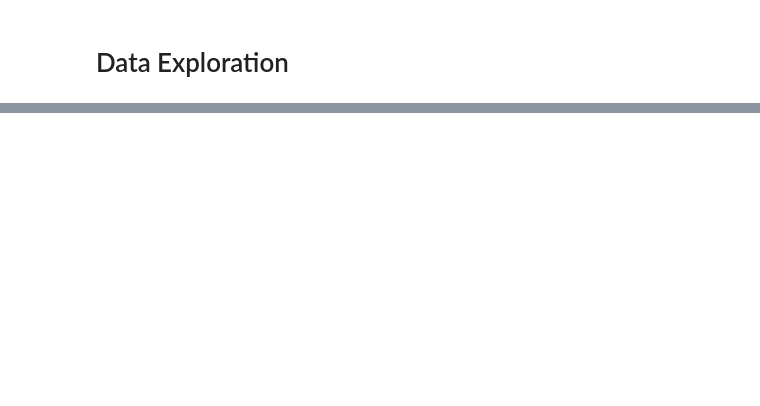
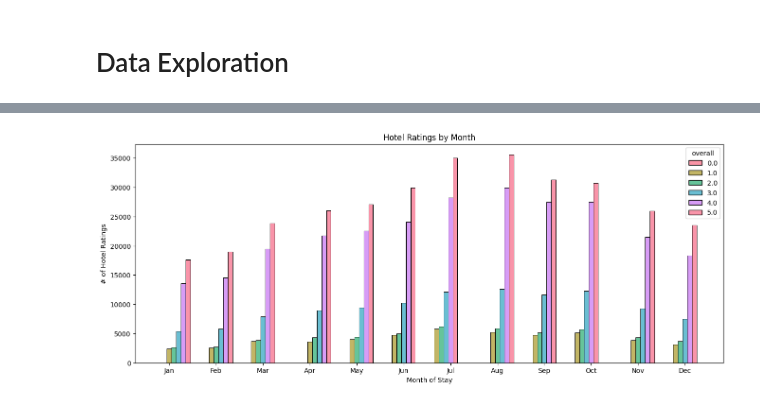
Before and after one commit to kuomat/hotel_reviews_prediction, a Jupyter notebook: main.ipynb, the cells around one changed output, grey strips where cells are left out. Saved outputs shown, nothing was run; the diff lists cells and outputs as text; code cells hidden in the pictures; blank space fills up the shorter version.

```diff
--- a/main.ipynb
+++ b/main.ipynb
@@ -238,0 +317,11 @@ reviews_df = pd.concat([reviews_df, tfidf_df], axis=1)
+# %%
+review_dates_df = ratings_df.dropna(subset=['date_stayed'])
+# define function to convert date string to datetime object
+def convert_date(date_string):
+    try:
+        return pd.to_datetime(date_string)
+    except ValueError:
+        return pd.NaT
+review_dates_df['date_stayed'] = review_dates_df['date_stayed'].apply(convert_date)
+# drop rows with NaT values
+review_dates_df = review_dates_df.dropna(subset=['date_stayed'])
@@ -238,0 +334,4 @@ reviews_df = pd.concat([reviews_df, tfidf_df], axis=1)
+# %%
+# Convert to datetime objects
+review_dates_df['date_stayed'] = pd.to_datetime(review_dates_df['date_stayed'].apply(lambda x: str(x)))
+review_dates_df.head()
@@ -238,0 +345,19 @@ reviews_df = pd.concat([reviews_df, tfidf_df], axis=1)
+# %%
+# Get the month of each row
+review_dates_df['month'] = review_dates_df['date_stayed'].dt.month
+# %%
+# Create bar graph by month showing the ratings given in each month across all hotels
+fig, ax = plt.subplots(figsize=(16, 6))
+ordered_list = ['Jan', 'Feb', 'Mar', 'Apr', 'May', 'Jun', 'Jul', 'Aug', 'Sep', 'Oct', 'Nov', 'Dec']
+sorted_months = review_dates_df.sort_values(by='month')
+sns.histplot(x=sorted_months['month'], hue=sorted_months['overall'], multiple='dodge', palette = 'husl', shrink = 2, binwidth=0.3)
+ax.set_xticks(sorted_months['month'].unique())
+ax.set_xticklabels(ordered_list)
+
+ax.set_title('Hotel Ratings by Month')
+ax.set_xlabel('Month of Stay')
+ax.set_ylabel('# of Hotel Ratings')
+
+plt.show()
+# %% [output]
+[figure, added]
```
Also changed, not shown: parts of 180 cells of this notebook.
